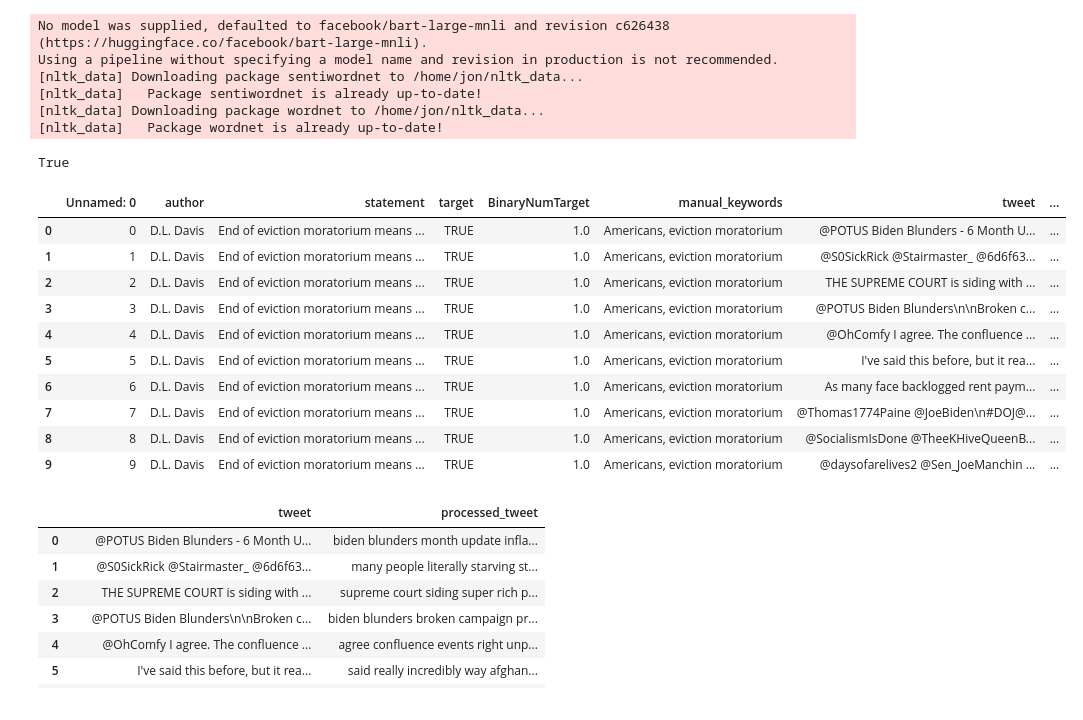
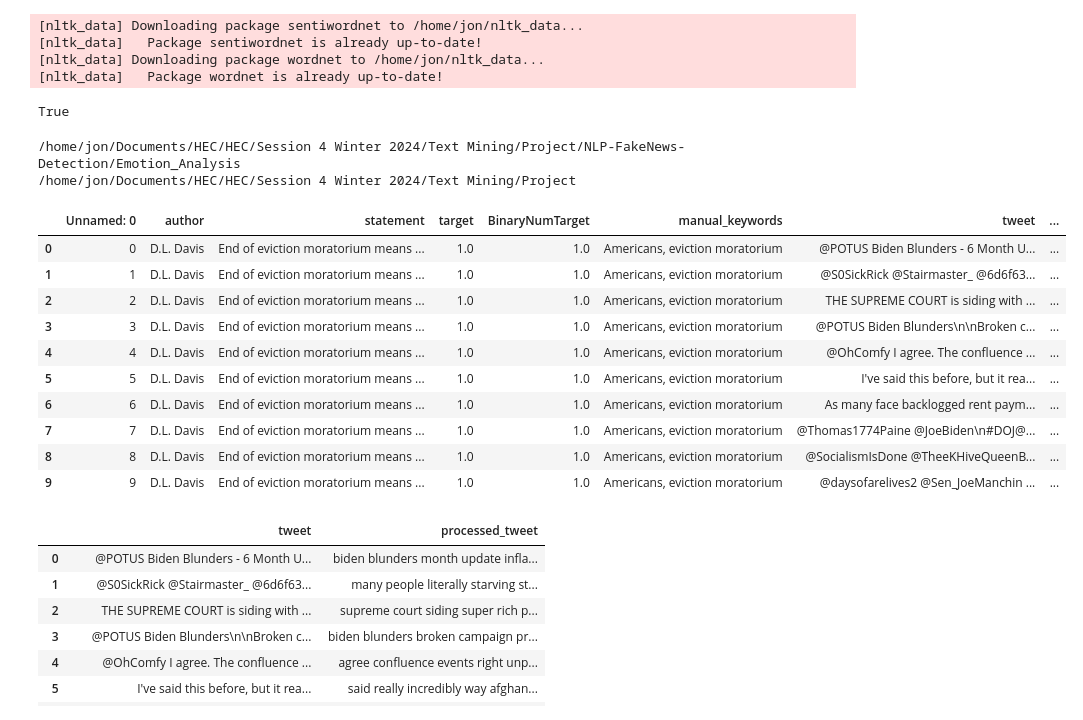
Before and after one commit to alojony/NLP-FakeNews-Detection, a Jupyter notebook: Emotion_Analysis/emotion_analysis.ipynb, the cells around one changed output. Cells and saved outputs as stored; diff of their text form; code cells hidden in the pictures.

```diff
--- a/Emotion_Analysis/emotion_analysis.ipynb
+++ b/Emotion_Analysis/emotion_analysis.ipynb
@@ -5,13 +5,7 @@ from tqdm.notebook import tqdm
 from emoji import demojize
 from typing import Union, List
 
-from transformers import pipeline
-# Load the sentiment analysis pipeline
-# zero shot classification
-classifier = pipeline("zero-shot-classification")
-
-# BERT-base-uncased-emotion
-# classifier = pipeline("text-classification",model='bhadresh-savani/bert-base-uncased-emotion', return_all_scores=True)
+from nrclex import NRCLex
 
 # Data Analysis and visualizations
 import numpy as np
@@ -36,8 +30,6 @@ nltk.download('punkt', quiet=True)
 nltk.download('sentiwordnet')
 nltk.download('wordnet')
 # %% [output]
-No model was supplied, defaulted to facebook/bart-large-mnli and revision c626438 (https://huggingface.co/facebook/bart-large-mnli).
-Using a pipeline without specifying a model name and revision in production is not recommended.
 [nltk_data] Downloading package sentiwordnet to /home/jon/nltk_data...
 [nltk_data]   Package sentiwordnet is already up-to-date!
 [nltk_data] Downloading package wordnet to /home/jon/nltk_data...
@@ -72,21 +62,38 @@ df = pd.read_csv('truth_seeker.csv')
+# %%
+import os
+print(os.getcwd())
+import sys
+path = os.path.abspath(os.path.join('../../')) # or the path to your source code
+sys.path.insert(0, path)
+print(path)
+# %% [output]
+/home/jon/Documents/HEC/HEC/Session 4 Winter 2024/Text Mining/Project/NLP-FakeNews-Detection/Emotion_Analysis
+/home/jon/Documents/HEC/HEC/Session 4 Winter 2024/Text Mining/Project
+# %%
+#Load data
+#Path to Excel file
+file_path = path + '/NLP-FakeNews-Detection/archive/truth_seeker.xlsx'
+
+#Read Excel file
+df = pd.read_excel(file_path)
 # %%
-# Fill all the NaN values in the body column with an empty string
-df['tweet'] = df['tweet'].fillna('')
+# drop all the NaN values in the body column with an empty string
+df = df.dropna(subset=['tweet'])
 
 # Preview the loaded data
 display(df.head(10))
 # %% [output]
 |  | Unnamed: 0 | author | statement | target | BinaryNumTarget | manual_keywords | tweet | ... |
-| 0 | 0 | D.L. Davis | End of eviction moratorium means ... | TRUE | 1.0 | Americans, eviction moratorium | @POTUS Biden Blunders - 6 Month U... | ... |
-| 1 | 1 | D.L. Davis | End of eviction moratorium means ... | TRUE | 1.0 | Americans, eviction moratorium | @S0SickRick @Stairmaster_ @6d6f63... | ... |
-| 2 | 2 | D.L. Davis | End of eviction moratorium means ... | TRUE | 1.0 | Americans, eviction moratorium | THE SUPREME COURT is siding with ... | ... |
-| 3 | 3 | D.L. Davis | End of eviction moratorium means ... | TRUE | 1.0 | Americans, eviction moratorium | @POTUS Biden Blunders\n\nBroken c... | ... |
-| 4 | 4 | D.L. Davis | End of eviction moratorium means ... | TRUE | 1.0 | Americans, eviction moratorium | @OhComfy I agree. The confluence ... | ... |
-| 5 | 5 | D.L. Davis | End of eviction moratorium means ... | TRUE | 1.0 | Americans, eviction moratorium | I've said this before, but it rea... | ... |
-| 6 | 6 | D.L. Davis | End of eviction moratorium means ... | TRUE | 1.0 | Americans, eviction moratorium | As many face backlogged rent paym... | ... |
-| 7 | 7 | D.L. Davis | End of eviction moratorium means ... | TRUE | 1.0 | Americans, eviction moratorium | @Thomas1774Paine @JoeBiden\n#DOJ@... | ... |
-| 8 | 8 | D.L. Davis | End of eviction moratorium means ... | TRUE | 1.0 | Americans, eviction moratorium | @SocialismIsDone @TheeKHiveQueenB... | ... |
-| 9 | 9 | D.L. Davis | End of eviction moratorium means ... | TRUE | 1.0 | Americans, eviction moratorium | @daysofarelives2 @Sen_JoeManchin ... | ... |
+| 0 | 0 | D.L. Davis | End of eviction moratorium means ... | 1.0 | 1.0 | Americans, eviction moratorium | @POTUS Biden Blunders - 6 Month U... | ... |
+| 1 | 1 | D.L. Davis | End of eviction moratorium means ... | 1.0 | 1.0 | Americans, eviction moratorium | @S0SickRick @Stairmaster_ @6d6f63... | ... |
+| 2 | 2 | D.L. Davis | End of eviction moratorium means ... | 1.0 | 1.0 | Americans, eviction moratorium | THE SUPREME COURT is siding with ... | ... |
+| 3 | 3 | D.L. Davis | End of eviction moratorium means ... | 1.0 | 1.0 | Americans, eviction moratorium | @POTUS Biden Blunders\n\nBroken c... | ... |
+| 4 | 4 | D.L. Davis | End of eviction moratorium means ... | 1.0 | 1.0 | Americans, eviction moratorium | @OhComfy I agree. The confluence ... | ... |
+| 5 | 5 | D.L. Davis | End of eviction moratorium means ... | 1.0 | 1.0 | Americans, eviction moratorium | I've said this before, but it rea... | ... |
+| 6 | 6 | D.L. Davis | End of eviction moratorium means ... | 1.0 | 1.0 | Americans, eviction moratorium | As many face backlogged rent paym... | ... |
+| 7 | 7 | D.L. Davis | End of eviction moratorium means ... | 1.0 | 1.0 | Americans, eviction moratorium | @Thomas1774Paine @JoeBiden\n#DOJ@... | ... |
+| 8 | 8 | D.L. Davis | End of eviction moratorium means ... | 1.0 | 1.0 | Americans, eviction moratorium | @SocialismIsDone @TheeKHiveQueenB... | ... |
+| 9 | 9 | D.L. Davis | End of eviction moratorium means ... | 1.0 | 1.0 | Americans, eviction moratorium | @daysofarelives2 @Sen_JoeManchin ... | ... |
 # %%
 
 # Your text samples
```
Also changed, not shown: parts of 7 cells of this notebook, 3 other files.
